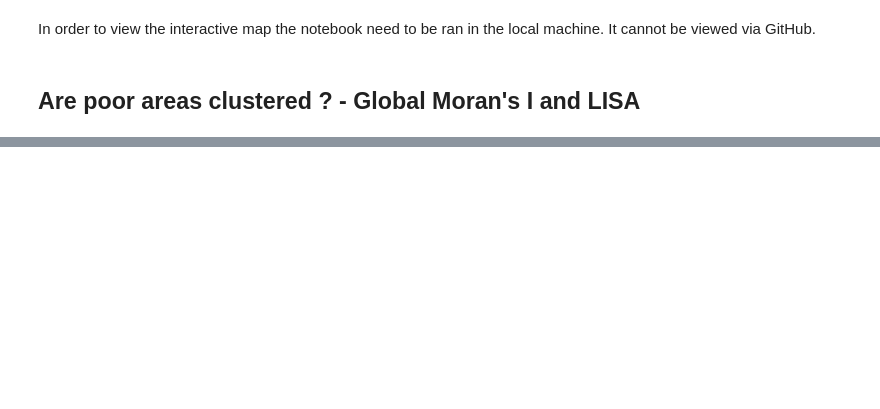
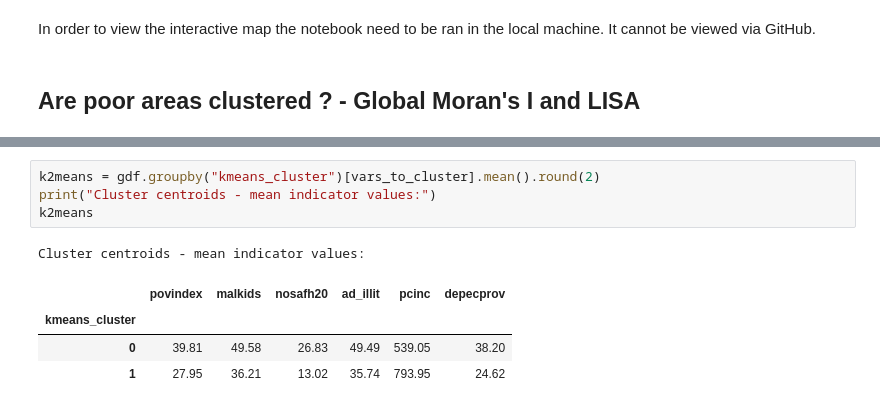
Before and after one commit to veronhoxha/health-poverty-and-education-indicators-for-nepal-districts, a Jupyter notebook: code/notebook.ipynb, the cells around one changed output, grey strips where cells are left out. Drawn from its saved outputs; the diff is of its cells as text; blank space fills up the shorter version.

```diff
--- a/code/notebook.ipynb
+++ b/code/notebook.ipynb
@@ -325,0 +429,10 @@ The smaller the p-value, the lower is our threshold for statistical significance
+# %%
+k2means = gdf.groupby("kmeans_cluster")[vars_to_cluster].mean().round(2)
+print("Cluster centroids - mean indicator values:")
+k2means
+# %% [output]
+Cluster centroids - mean indicator values:
+|  | povindex | malkids | nosafh20 | ad_illit | pcinc | depecprov |
+| kmeans_cluster |  |  |  |  |  |  |
+| 0 | 39.81 | 49.58 | 26.83 | 49.49 | 539.05 | 38.20 |
+| 1 | 27.95 | 36.21 | 13.02 | 35.74 | 793.95 | 24.62 |
```
Also changed, not shown: parts of 16 cells of this notebook.
